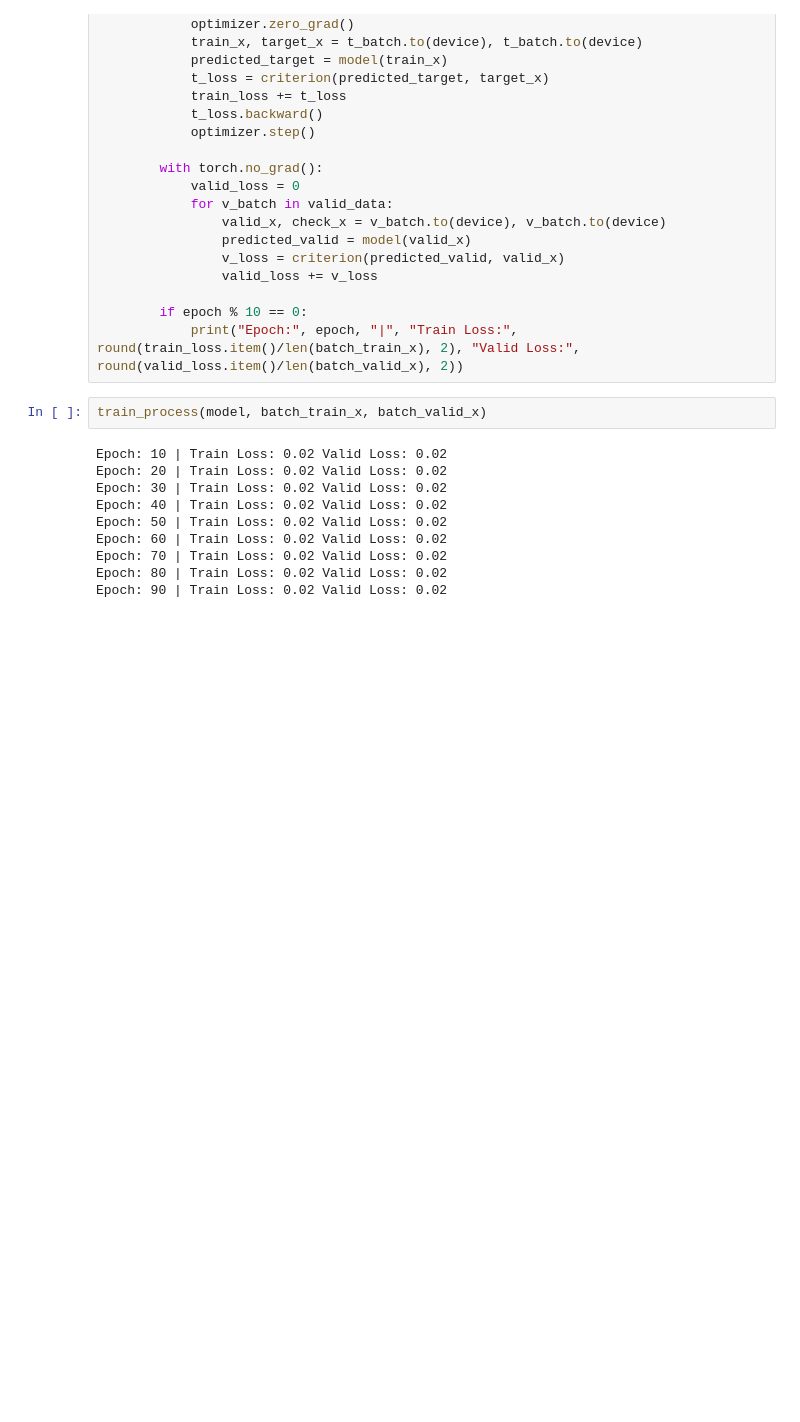
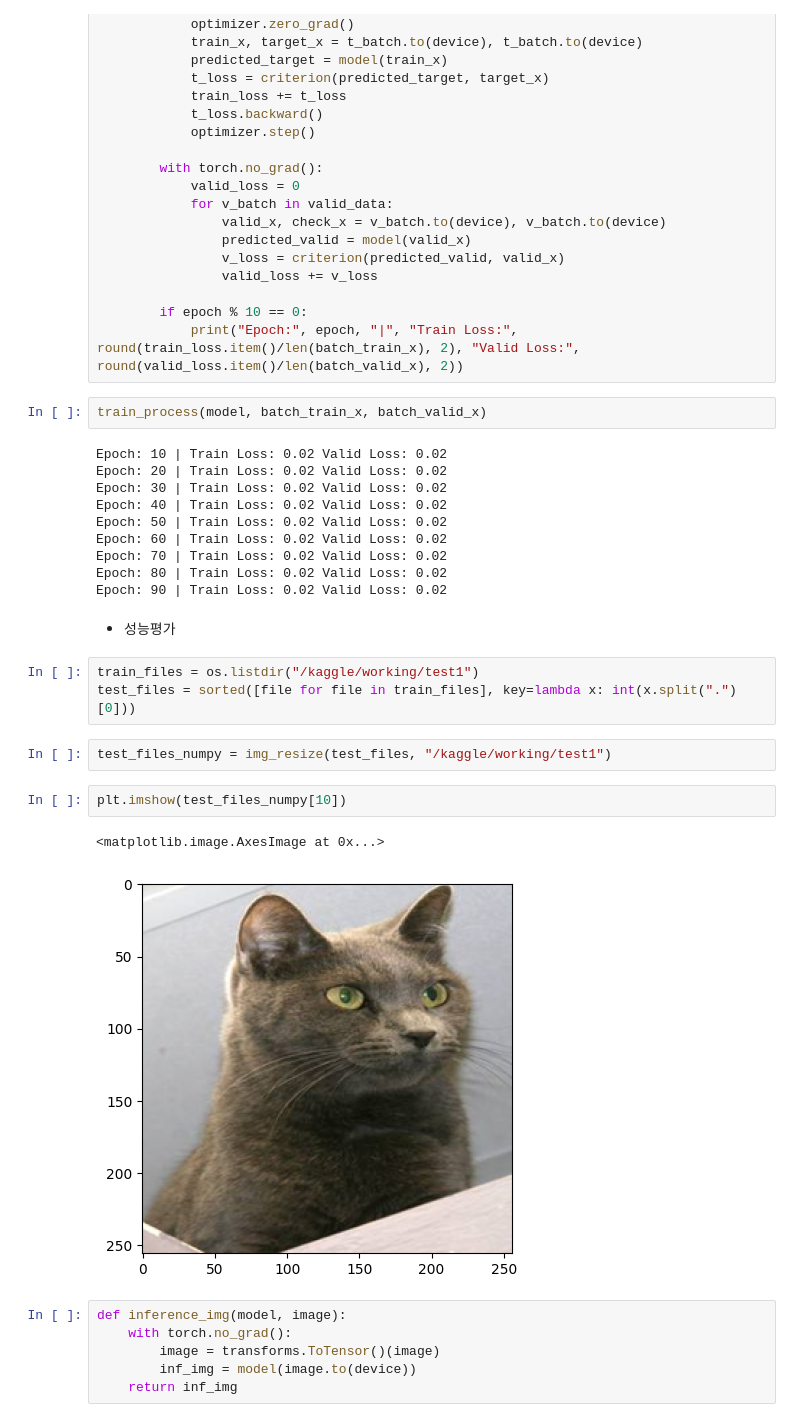
Before and after one commit to kal6868/study, a Jupyter notebook: autoencoder/autoencoder_cnn.ipynb, the cells around one changed output. Saved outputs shown, nothing was run; the diff lists cells and outputs as text; blank space fills up the shorter version.

```diff
--- a/autoencoder/autoencoder_cnn.ipynb
+++ b/autoencoder/autoencoder_cnn.ipynb
@@ -161,3 +161,21 @@ Epoch: 60 | Train Loss: 0.02 Valid Loss: 0.02
 Epoch: 70 | Train Loss: 0.02 Valid Loss: 0.02
 Epoch: 80 | Train Loss: 0.02 Valid Loss: 0.02
 Epoch: 90 | Train Loss: 0.02 Valid Loss: 0.02
+# %% [markdown]
+* 성능평가
+# %%
+train_files = os.listdir("/kaggle/working/test1")
+test_files = sorted([file for file in train_files], key=lambda x: int(x.split(".")[0]))
+# %%
+test_files_numpy = img_resize(test_files, "/kaggle/working/test1")
+# %%
+plt.imshow(test_files_numpy[10])
+# %% [output]
+<matplotlib.image.AxesImage at 0x...>
+[figure, added]
+# %%
+def inference_img(model, image):
+    with torch.no_grad():
+        image = transforms.ToTensor()(image)
+        inf_img = model(image.to(device))
+    return inf_img
```
Also changed, not shown: parts of 1 cell of this notebook.
